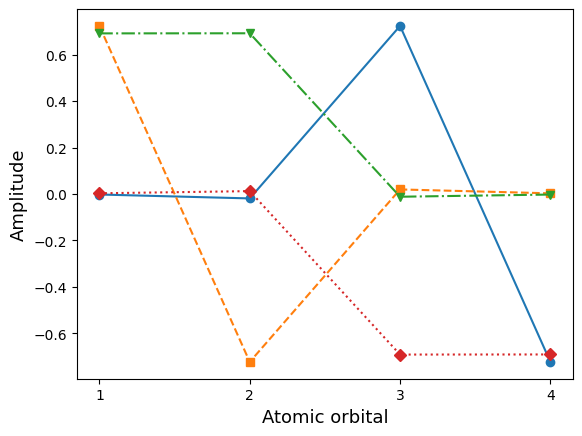
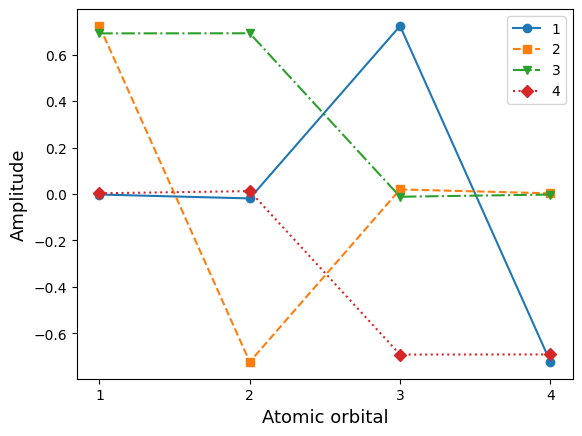
The change to this notebook cell's code, shown as a diff; its figure went from the first image to the second:
--- before
+++ after
@@ -1,6 +1,7 @@
-plt.plot(optimized_orbitals_fci[:, 0], "o-")
-plt.plot(optimized_orbitals_fci[:, 1], "s--")
-plt.plot(optimized_orbitals_fci[:, 2], "v-.")
-plt.plot(optimized_orbitals_fci[:, 3], "D:")
+plt.plot(optimized_orbitals_fci[:, 0], "o-", label=1)
+plt.plot(optimized_orbitals_fci[:, 1], "s--", label=2)
+plt.plot(optimized_orbitals_fci[:, 2], "v-.", label=3)
+plt.plot(optimized_orbitals_fci[:, 3], "D:", label=4)
+plt.legend()
 plt.xticks(range(4), labels=range(1, 5))
 plt.xlabel("Atomic orbital", fontsize=13)

Commit: canonical orbitals